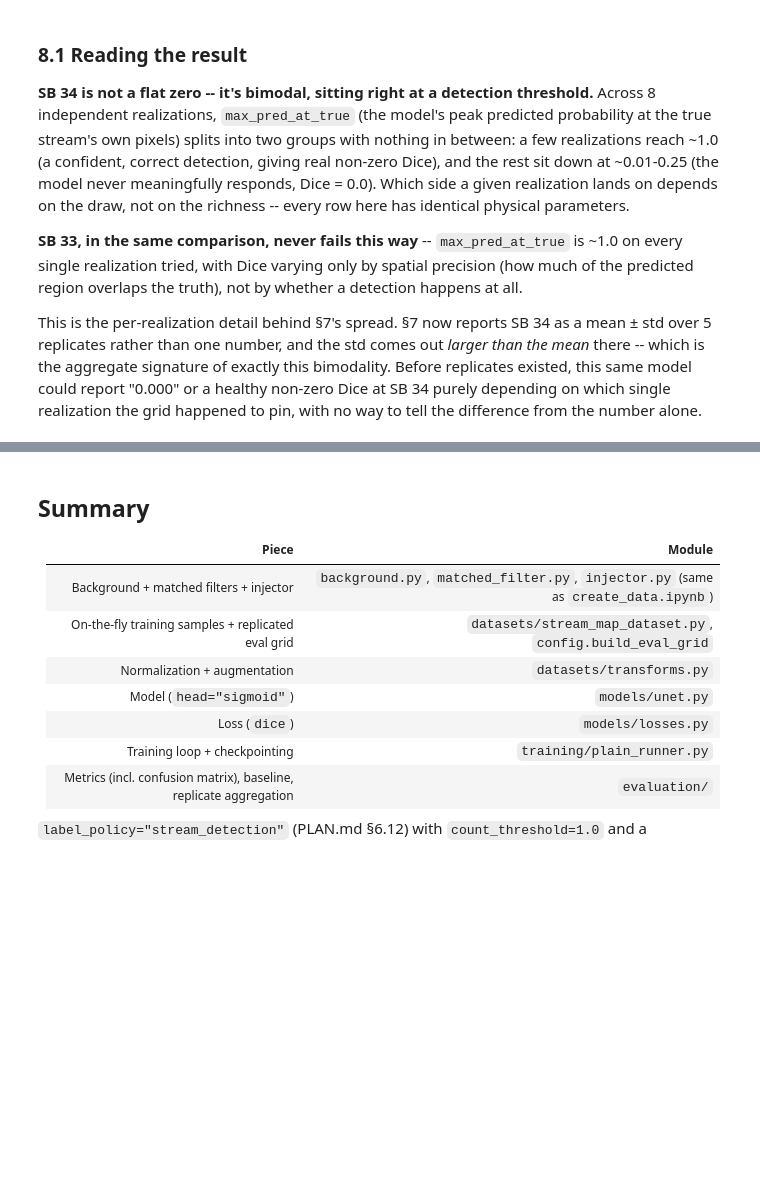
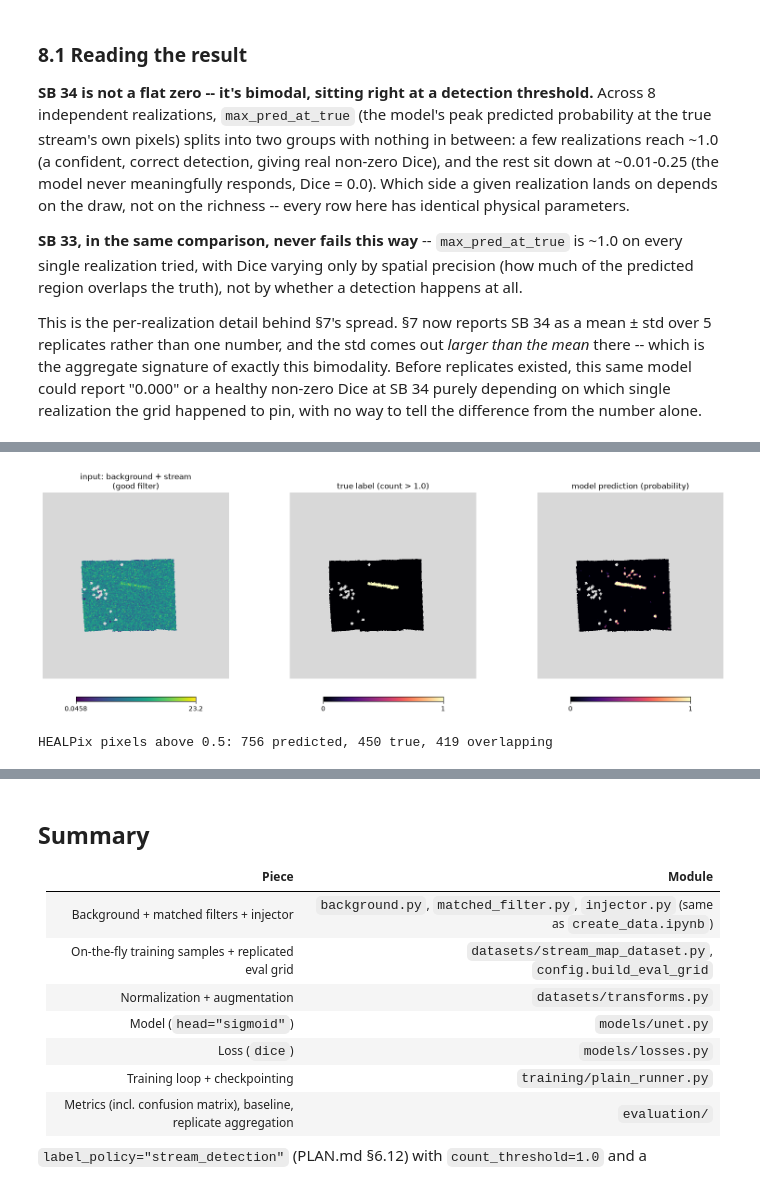
Before and after one commit to MatthieuPE/streamgoggles, a Jupyter notebook: notebooks/train_model.ipynb, the cells around one changed output, grey strips where cells are left out. Drawn from its saved outputs; the diff is of its cells as text; code cells hidden in the pictures; blank space fills up the shorter version.

```diff
--- a/notebooks/train_model.ipynb
+++ b/notebooks/train_model.ipynb
@@ -853,0 +976,22 @@ difference from the number alone.
+# %%
+centre_ra, centre_dec = hp.vec2ang(centre_vec, lonlat=True)
+gnom = dict(rot=(float(centre_ra[0]), float(centre_dec[0])),
+            xsize=420, reso=hp.nside2resol(nside, arcmin=True), notext=True)
+
+fig = plt.figure(figsize=(16, 5))
+for i, (image, title, kwargs) in enumerate([
+    (input_hp, "input: background + stream\n(good filter)", dict(cmap="viridis")),
+    (label_hp, f"true label (count > {count_threshold})", dict(cmap="magma", min=0, max=1)),
+    (pred_hp, "model prediction (probability)", dict(cmap="magma", min=0, max=1)),
+]):
+    shown = np.where(covered, image, np.nan)
+    hp.gnomview(shown, sub=(1, 3, i + 1), title=title, badcolor="0.85", **gnom, **kwargs)
+plt.show()
+
+detected = covered & (pred_hp > 0.5)
+truth = covered & (label_hp > 0.5)
+print(f"HEALPix pixels above 0.5: {int(detected.sum())} predicted, {int(truth.sum())} true, "
+      f"{int((detected & truth).sum())} overlapping")
+# %% [output]
+[figure, added]
+HEALPix pixels above 0.5: 756 predicted, 450 true, 419 overlapping
```
Also changed, not shown: parts of 5 cells of this notebook, 4 other files.
